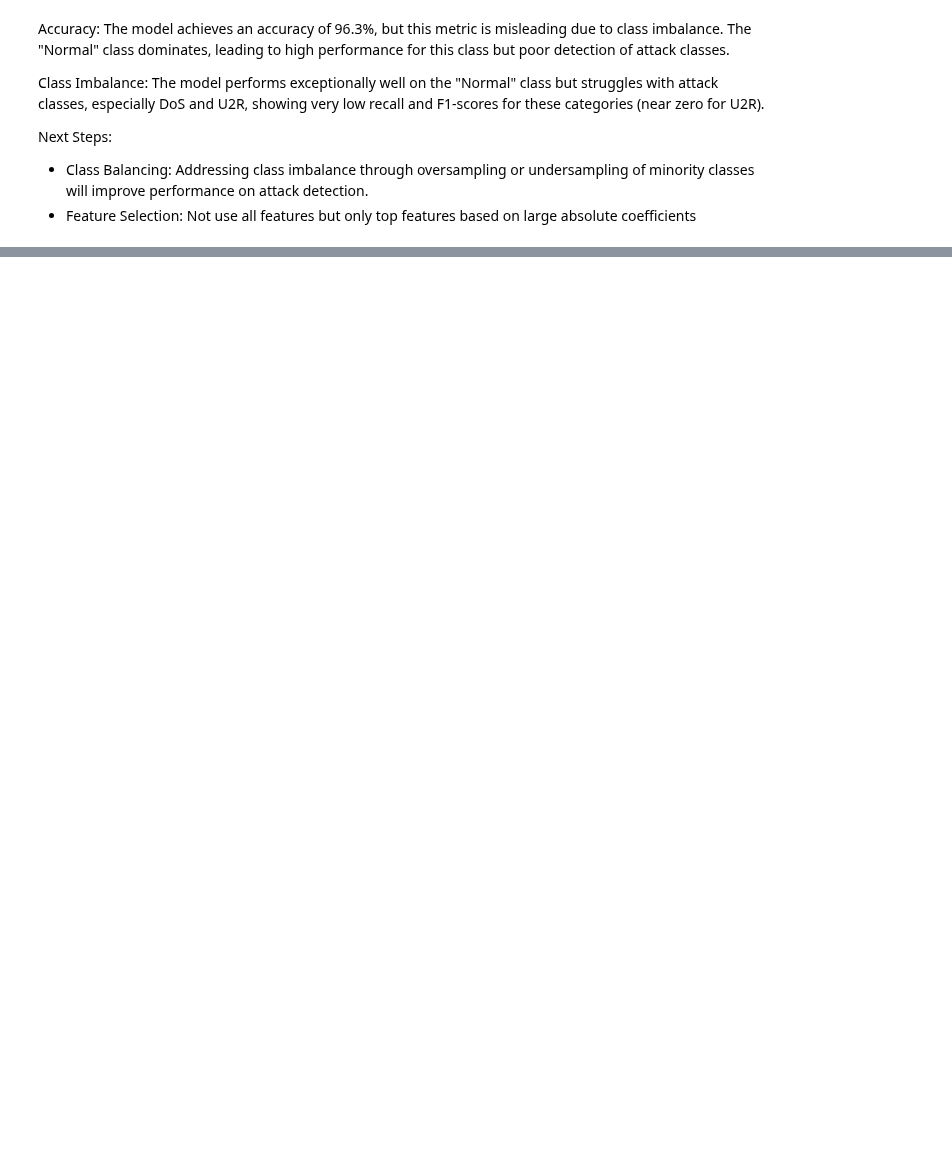
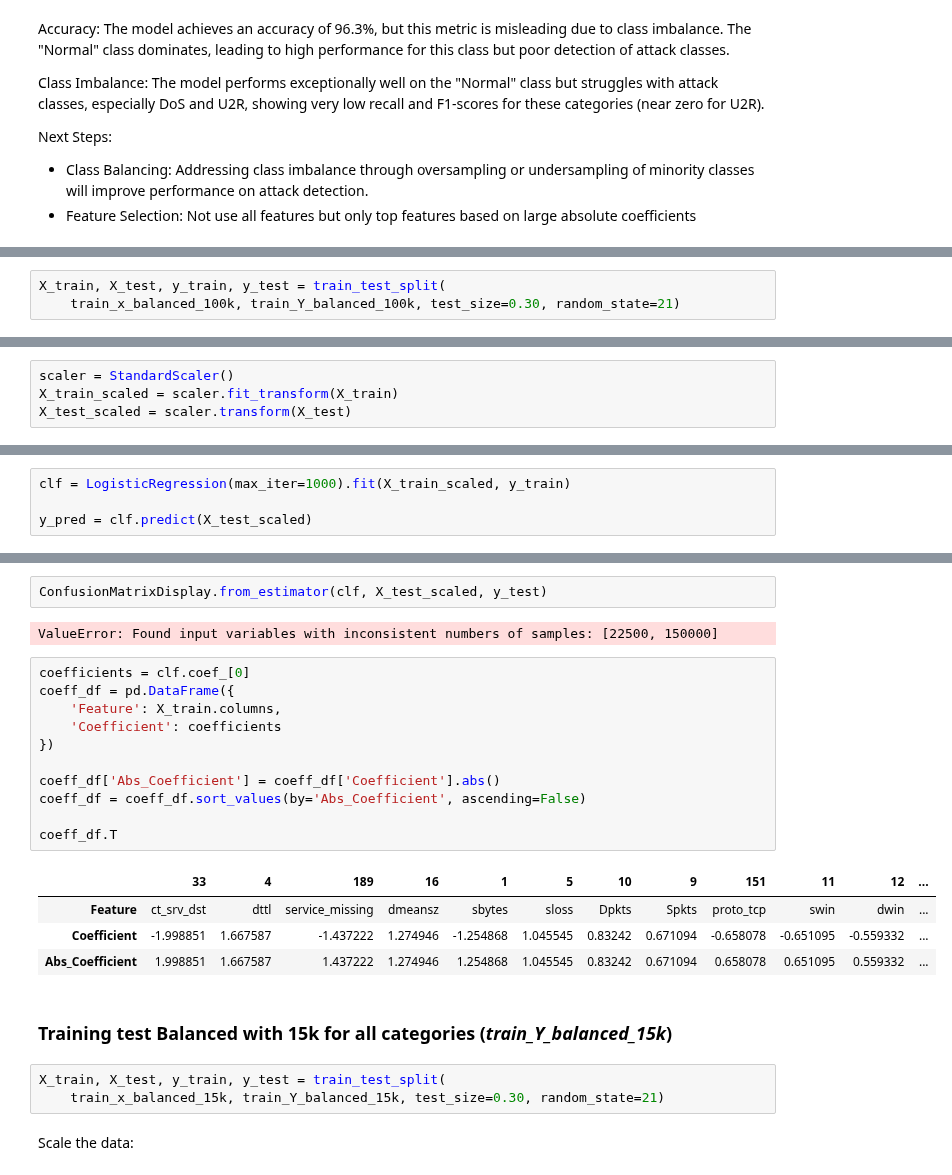
Before and after one commit to Mugna46/AI_project, a Jupyter notebook: AI.ipynb, the cells around one changed output, grey strips where cells are left out. Cells and saved outputs as stored; diff of their text form; blank space fills up the shorter version.

```diff
--- a/AI.ipynb
+++ b/AI.ipynb
@@ -868,0 +917,3 @@ Now use the balanced dataframe:
+# %%
+X_train, X_test, y_train, y_test = train_test_split(
+    train_x_balanced_100k, train_Y_balanced_100k, test_size=0.30, random_state=21)
@@ -868,0 +922,4 @@ Now use the balanced dataframe:
+# %%
+scaler = StandardScaler()
+X_train_scaled = scaler.fit_transform(X_train)
+X_test_scaled = scaler.transform(X_test)
@@ -868,0 +928,4 @@ Now use the balanced dataframe:
+# %%
+clf = LogisticRegression(max_iter=1000).fit(X_train_scaled, y_train)
+
+y_pred = clf.predict(X_test_scaled)
@@ -868,0 +957,27 @@ Now use the balanced dataframe:
+# %%
+ConfusionMatrixDisplay.from_estimator(clf, X_test_scaled, y_test)
+# %% [output]
+ValueError: Found input variables with inconsistent numbers of samples: [22500, 150000]
+# %%
+coefficients = clf.coef_[0]
+coeff_df = pd.DataFrame({
+    'Feature': X_train.columns,
+    'Coefficient': coefficients
+})
+
+coeff_df['Abs_Coefficient'] = coeff_df['Coefficient'].abs()
+coeff_df = coeff_df.sort_values(by='Abs_Coefficient', ascending=False)
+
+coeff_df.T
+# %% [output]
+|  | 33 | 4 | 189 | 16 | 1 | 5 | 10 | 9 | 151 | 11 | 12 | ... |
+| Feature | ct_srv_dst | dttl | service_missing | dmeansz | sbytes | sloss | Dpkts | Spkts | proto_tcp | swin | dwin | ... |
+| Coefficient | -1.998851 | 1.667587 | -1.437222 | 1.274946 | -1.254868 | 1.045545 | 0.83242 | 0.671094 | -0.658078 | -0.651095 | -0.559332 | ... |
+| Abs_Coefficient | 1.998851 | 1.667587 | 1.437222 | 1.274946 | 1.254868 | 1.045545 | 0.83242 | 0.671094 | 0.658078 | 0.651095 | 0.559332 | ... |
+# %% [markdown]
+### Training test Balanced with 15k for all categories (*train_Y_balanced_15k*)
+# %%
+X_train, X_test, y_train, y_test = train_test_split(
+    train_x_balanced_15k, train_Y_balanced_15k, test_size=0.30, random_state=21)
+# %% [markdown]
+Scale the data:
```
Also changed, not shown: parts of 27 cells of this notebook, 2 other files.
